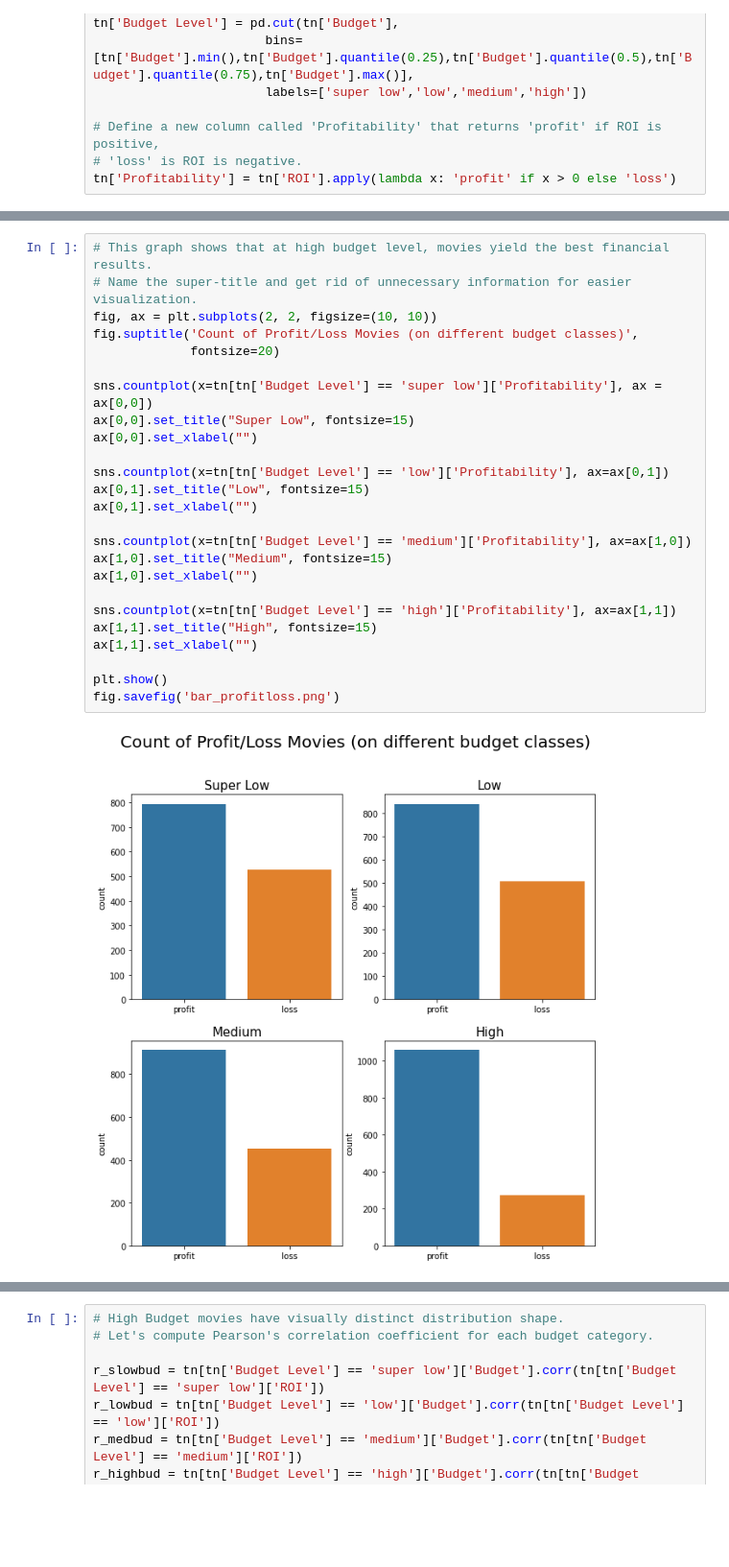
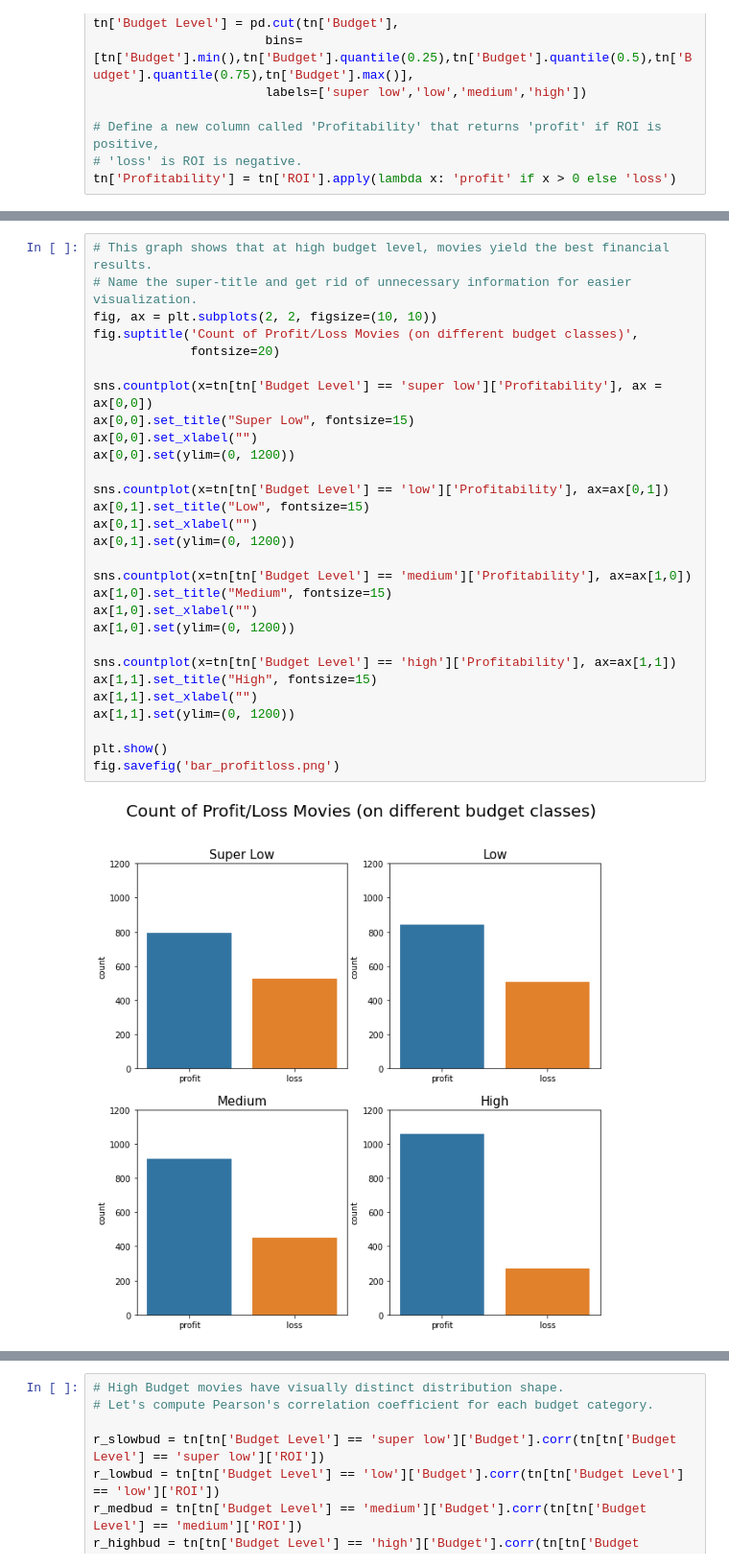
Before and after one commit to jaeheonk817/Microsoft-Movie-Recommendations, a Jupyter notebook: student1.ipynb, the cells around one changed output, grey strips where cells are left out. Shown at 96% size. Drawn from its saved outputs; the diff is of its cells as text; blank space fills up the shorter version.

```diff
--- a/student1.ipynb
+++ b/student1.ipynb
@@ -306,30 +311,34 @@ plt.show()
 # %%
 # This graph shows that at high budget level, movies yield the best financial results.
 # Name the super-title and get rid of unnecessary information for easier visualization.
 fig, ax = plt.subplots(2, 2, figsize=(10, 10))
 fig.suptitle('Count of Profit/Loss Movies (on different budget classes)',
              fontsize=20)
 
 sns.countplot(x=tn[tn['Budget Level'] == 'super low']['Profitability'], ax = ax[0,0])
 ax[0,0].set_title("Super Low", fontsize=15)
 ax[0,0].set_xlabel("")
+ax[0,0].set(ylim=(0, 1200))
 
 sns.countplot(x=tn[tn['Budget Level'] == 'low']['Profitability'], ax=ax[0,1])
 ax[0,1].set_title("Low", fontsize=15)
 ax[0,1].set_xlabel("")
+ax[0,1].set(ylim=(0, 1200))
 
 sns.countplot(x=tn[tn['Budget Level'] == 'medium']['Profitability'], ax=ax[1,0])
 ax[1,0].set_title("Medium", fontsize=15)
 ax[1,0].set_xlabel("")
+ax[1,0].set(ylim=(0, 1200))
 
 sns.countplot(x=tn[tn['Budget Level'] == 'high']['Profitability'], ax=ax[1,1])
 ax[1,1].set_title("High", fontsize=15)
 ax[1,1].set_xlabel("")
+ax[1,1].set(ylim=(0, 1200))
 
 plt.show()
 fig.savefig('bar_profitloss.png')
 # %% [output]
-[figure, old version]
+[figure, new version]
 # %%
 # Draw the scatterplot with different budget categories visualized differently.
 
```
Also changed, not shown: parts of 67 cells of this notebook, 6 other files.
